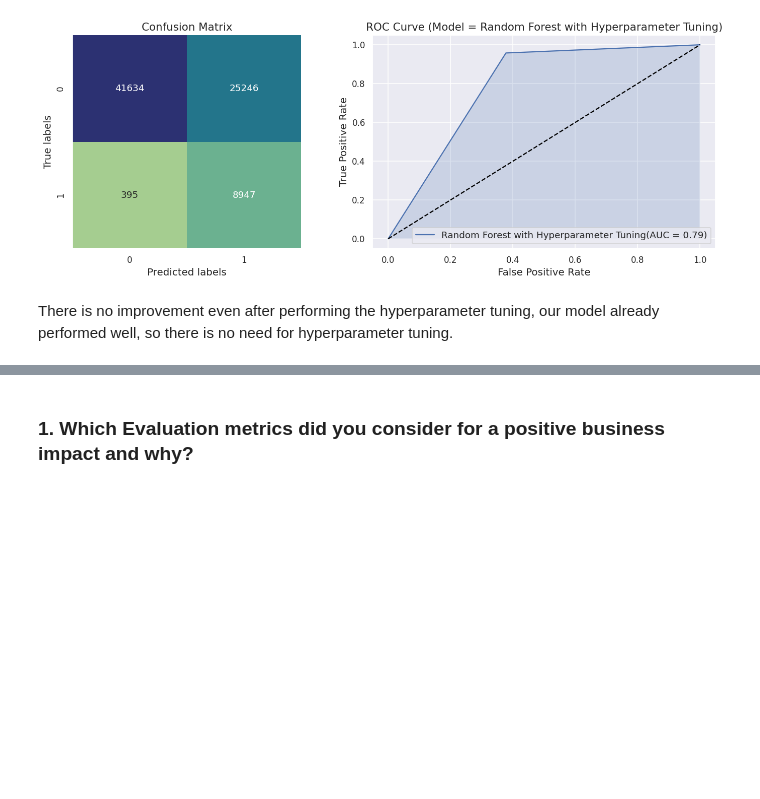
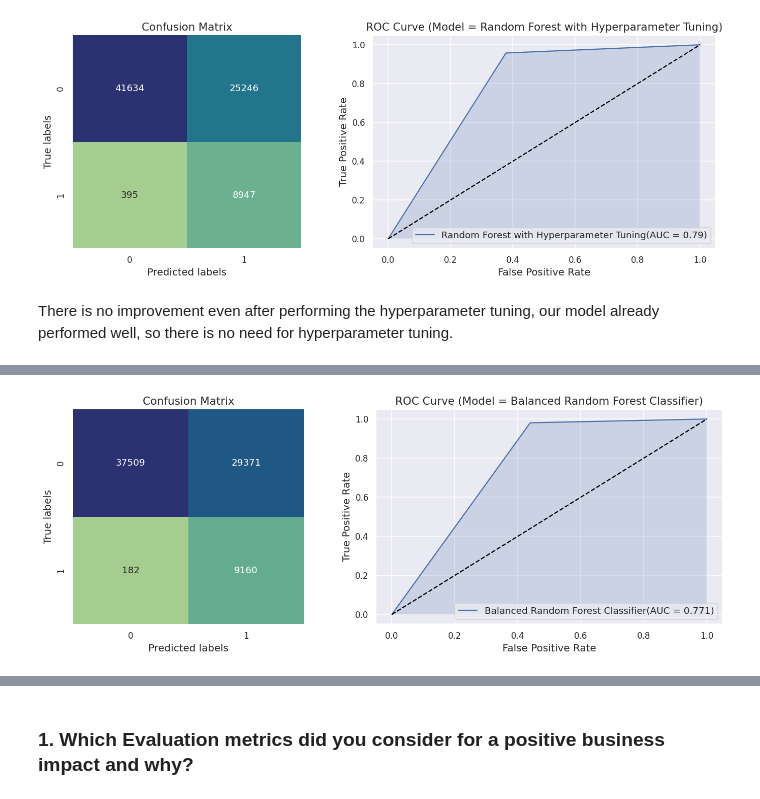
Before and after one commit to abhijain1216/Health-Insurance-Cross-Sell-Prediction-Classification-Project, a Jupyter notebook: Health_Insurance_Cross_Sell_Prediction_Classification_Project.ipynb, the cells around one changed output, grey strips where cells are left out. Drawn from its saved outputs; the diff is of its cells as text; code cells hidden in the pictures; blank space fills up the shorter version.

```diff
--- a/Health_Insurance_Cross_Sell_Prediction_Classification_Project.ipynb
+++ b/Health_Insurance_Cross_Sell_Prediction_Classification_Project.ipynb
@@ -1781,0 +1789,10 @@ There is no improvement even after performing the hyperparameter tuning, our mod
+# %%
+# ML Model - 4 Implementation
+bal_randomforest_classifier = BalancedRandomForestClassifier(n_estimators=200,n_jobs=-1,max_depth = 6,random_state=0,class_weight = {1:8.159,0:1.139},max_features = None)
+
+# Fit the Algorithm
+bal_randomforest_classifier.fit(X_train,Y_train)
+
+# Predict on the model
+Y_train_pred_brf = bal_randomforest_classifier.predict(X_train)
+Y_test_pred_brf = bal_randomforest_classifier.predict(X_test)
@@ -1781,0 +1814,5 @@ There is no improvement even after performing the hyperparameter tuning, our mod
+# %%
+# Confusion matrix and ROC curve for test data
+results_visualization(Y_test,Y_test_pred_brf,'Balanced Random Forest Classifier')
+# %% [output]
+[figure, added]
```
Also changed, not shown: parts of 14 cells of this notebook.
